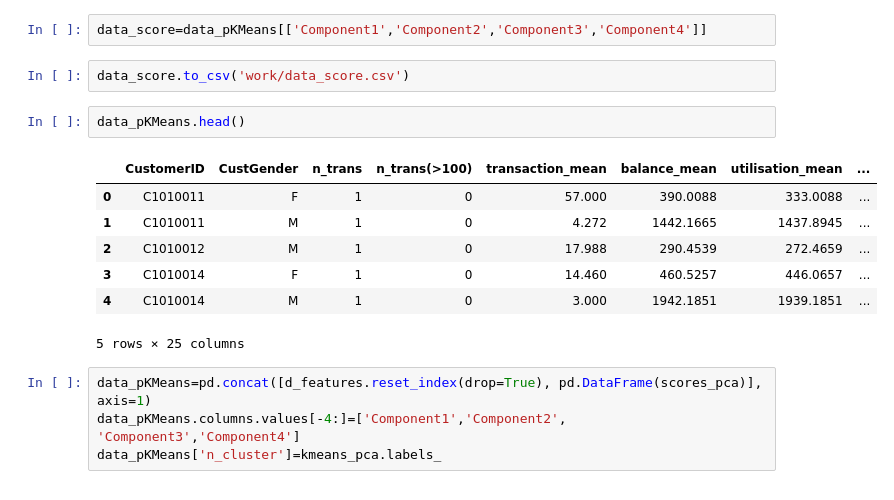
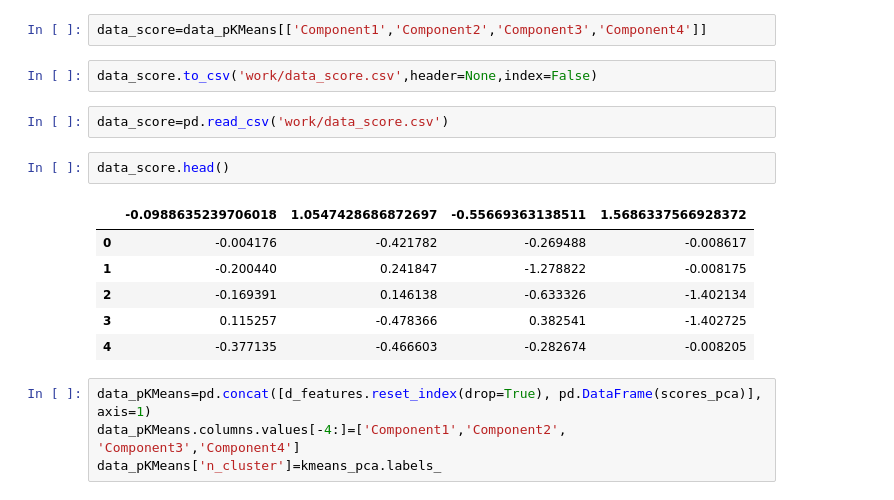
Before and after one commit to LucaFabri99/ADM-HW4, a Jupyter notebook: main.ipynb, the cells around one changed output. Drawn from its saved outputs; the diff is of its cells as text.

```diff
--- a/main.ipynb
+++ b/main.ipynb
@@ -589,18 +589,19 @@ KMeans(n_clusters=4, random_state=42)
  We create data_score dataset to work on map reduce algorithm
 # %%
 data_score=data_pKMeans[['Component1','Component2','Component3','Component4']]
+# %%
+data_score.to_csv('work/data_score.csv',header=None,index=False)
 # %%
-data_score.to_csv('work/data_score.csv')
+data_score=pd.read_csv('work/data_score.csv')
 # %%
-data_pKMeans.head()
+data_score.head()
 # %% [output]
-|  | CustomerID | CustGender | n_trans | n_trans(>100) | transaction_mean | balance_mean | utilisation_mean | ... |
-| 0 | C1010011 | F | 1 | 0 | 57.000 | 390.0088 | 333.0088 | ... |
-| 1 | C1010011 | M | 1 | 0 | 4.272 | 1442.1665 | 1437.8945 | ... |
-| 2 | C1010012 | M | 1 | 0 | 17.988 | 290.4539 | 272.4659 | ... |
-| 3 | C1010014 | F | 1 | 0 | 14.460 | 460.5257 | 446.0657 | ... |
-| 4 | C1010014 | M | 1 | 0 | 3.000 | 1942.1851 | 1939.1851 | ... |
+|  | -0.0988635239706018 | 1.0547428686872697 | -0.55669363138511 | 1.5686337566928372 |
+| 0 | -0.004176 | -0.421782 | -0.269488 | -0.008617 |
+| 1 | -0.200440 | 0.241847 | -1.278822 | -0.008175 |
+| 2 | -0.169391 | 0.146138 | -0.633326 | -1.402134 |
+| 3 | 0.115257 | -0.478366 | 0.382541 | -1.402725 |
+| 4 | -0.377135 | -0.466603 | -0.282674 | -0.008205 |
-5 rows × 25 columns
 # %%
 data_pKMeans=pd.concat([d_features.reset_index(drop=True), pd.DataFrame(scores_pca)], axis=1)
 data_pKMeans.columns.values[-4:]=['Component1','Component2', 'Component3','Component4']
```
Also changed, not shown: parts of 3 cells of this notebook.
